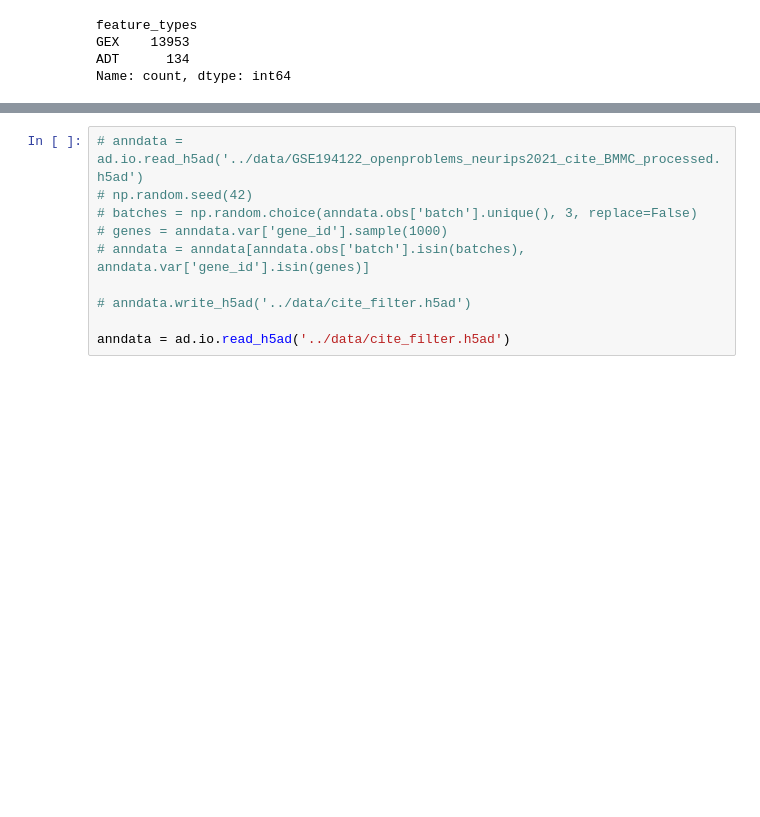
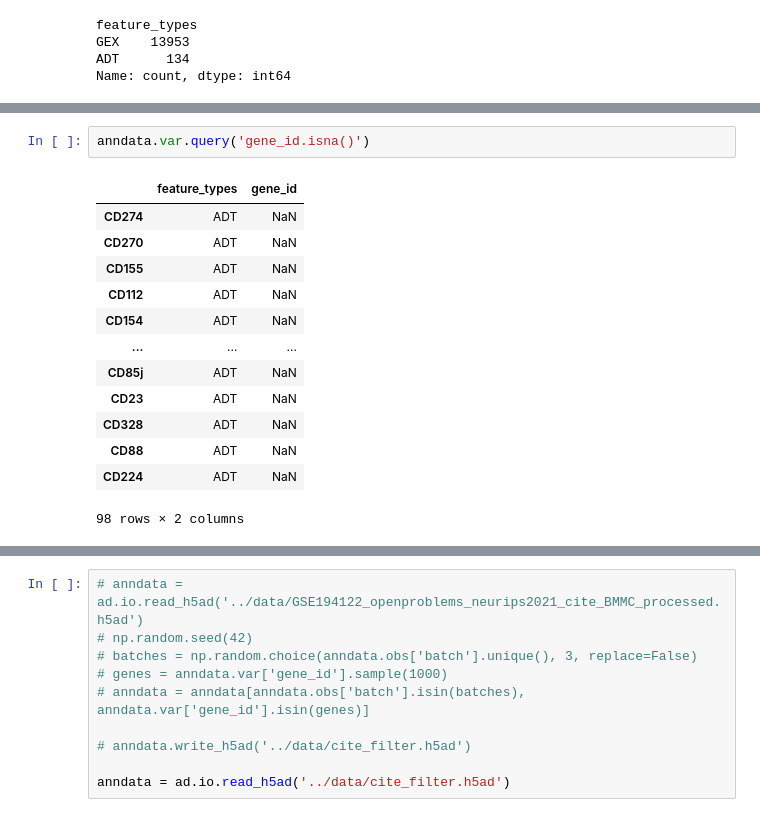
Before and after one commit to grach0v/tum_dl_seminar, a Jupyter notebook: code/analyzis_cite.ipynb, the cells around one changed output, grey strips where cells are left out. Drawn from its saved outputs; the diff is of its cells as text; blank space fills up the shorter version.

```diff
--- a/code/analyzis_cite.ipynb
+++ b/code/analyzis_cite.ipynb
@@ -73,0 +88,16 @@ anndata['gene_id']
+# %%
+anndata.var.query('gene_id.isna()')
+# %% [output]
+|  | feature_types | gene_id |
+| CD274 | ADT | NaN |
+| CD270 | ADT | NaN |
+| CD155 | ADT | NaN |
+| CD112 | ADT | NaN |
+| CD154 | ADT | NaN |
+| ... | ... | ... |
+| CD85j | ADT | NaN |
+| CD23 | ADT | NaN |
+| CD328 | ADT | NaN |
+| CD88 | ADT | NaN |
+| CD224 | ADT | NaN |
+98 rows × 2 columns
```
Also changed, not shown: parts of 9 cells of this notebook.
